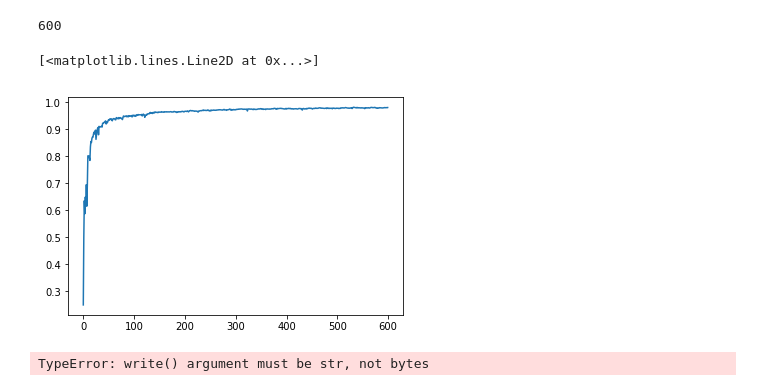
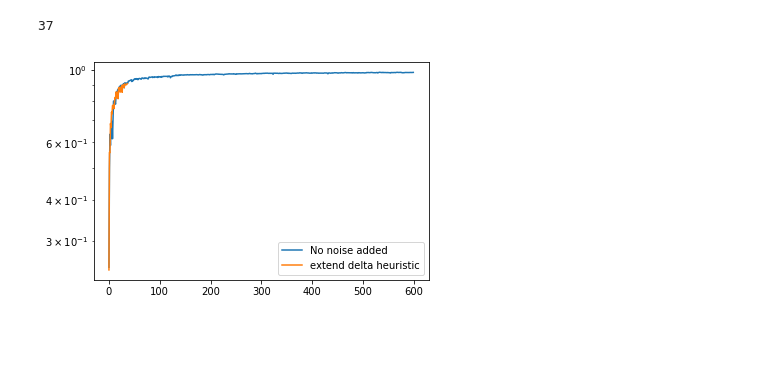
Before and after one commit to YuzhongHuang/Sleepbot, a Jupyter notebook: neuron_usage.ipynb, the cells around one changed output. Drawn from its saved outputs; the diff is of its cells as text; code cells hidden in the pictures; blank space fills up the shorter version.

```diff
--- a/neuron_usage.ipynb
+++ b/neuron_usage.ipynb
@@ -78,2 +59,0 @@ def set_neurons(neurons, net):
-# %%
-neurons = get_neurons(trained_vgg)
@@ -90,4 +67,5 @@ untrained_vgg.fit(x_train, y_train, epochs=1, verbose=1, batch_size=32, validati
 # %%
+
 (x_train, y_train), (x_test, y_test) = mnist.load_data()
 x_train = x_train.reshape(list(x_train.shape) + [1])
 x_test = x_test.reshape(list(x_test.shape) + [1])
@@ -121,10 +99,11 @@ chunk_size = 100
 x_chunks = np.split(x_train, len(x_train) // chunk_size)
 y_chunks = np.split(y_train, len(y_train) // chunk_size)
 
-neuron_list = []
+neuron_list = [get_neurons(model)]
 acc_list = []
-
 for img, cls in zip(x_chunks, y_chunks):
+    neurons = sleep(neuron_list, 0, get_neurons(model))
+    set_neurons(neurons, model)
     model.fit(img, cls,
               batch_size=25,
               epochs=1,
@@ -178,16 +178,19 @@ y_train[0]
 # %%
-len(neuron_list)
+len(acc_list)
 # %% [output]
-600
+37
-# %%
-plt.plot(acc_list)
-# %% [output]
-[<matplotlib.lines.Line2D at 0x...>]
-[figure, removed]
+# %%
+fig = plt.figure()
+ax = fig.add_subplot(111)
+ax.set_yscale('log')
+plt.plot(acc_no_noise)
+plt.plot(acc_list[:600])
+plt.legend(["No noise added", "extend delta heuristic"])
+plt.show()
+# %% [output]
+[figure, added]
 # %%
 import pickle
 # %%
-with open('neurons.pickle', 'r+') as f:
-    pickle.dump(neuron_list, f)
+with open('./accuracy.pickle', 'rb') as f:
+    acc_no_noise = pickle.load(f)
-# %% [output]
-TypeError: write() argument must be str, not bytes
```
Also changed, not shown: parts of 22 cells of this notebook.
